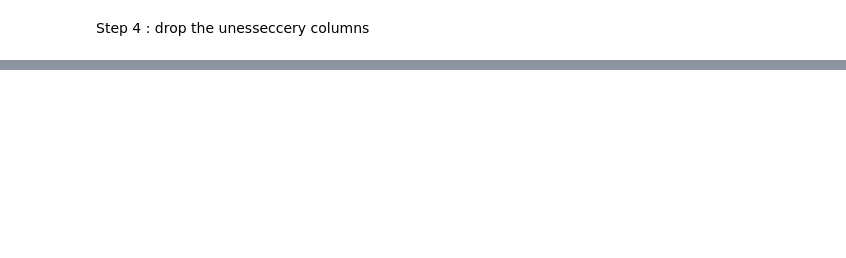
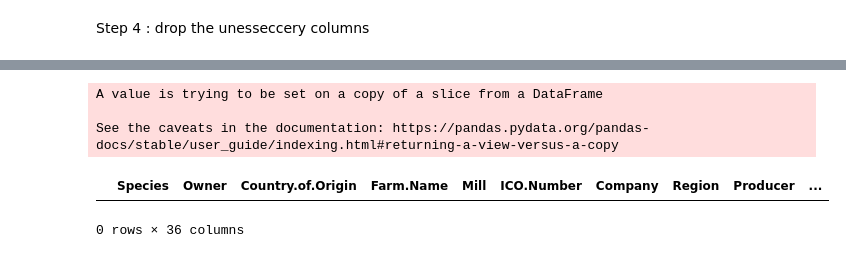
Before and after one commit to novr1512/exploring-coffee-data, a Jupyter notebook: exploring.ipynb, the cells around one changed output, grey strips where cells are left out. Cells and saved outputs as stored; diff of their text form; code cells hidden in the pictures; blank space fills up the shorter version.

```diff
--- a/exploring.ipynb
+++ b/exploring.ipynb
@@ -91,0 +220,18 @@ mohammad='Company', 'Altitude', 'Region', 'Producer',
+# %%
+
+# when the altitude_mean is higher than 8848 it will be converted to null
+#we will replace this null value in the next steps with the mean of each country
+
+for i in range(len(arabicaCoffee)):
+   if arabicaCoffee['altitude_mean_meters'][i]>8848:
+      arabicaCoffee['altitude_mean_meters'][i] = np.nan
+# %% [output]
+A value is trying to be set on a copy of a slice from a DataFrame
+
+See the caveats in the documentation: https://pandas.pydata.org/pandas-docs/stable/user_guide/indexing.html#returning-a-view-versus-a-copy
+# %%
+arabicaCoffee[arabicaCoffee['altitude_mean_meters'] >8848]
+#to check if the above loob worked or not
+# %% [output]
+|  | Species | Owner | Country.of.Origin | Farm.Name | Mill | ICO.Number | Company | Region | Producer | ... |
+0 rows × 36 columns
```
Also changed, not shown: parts of 38 cells of this notebook.
